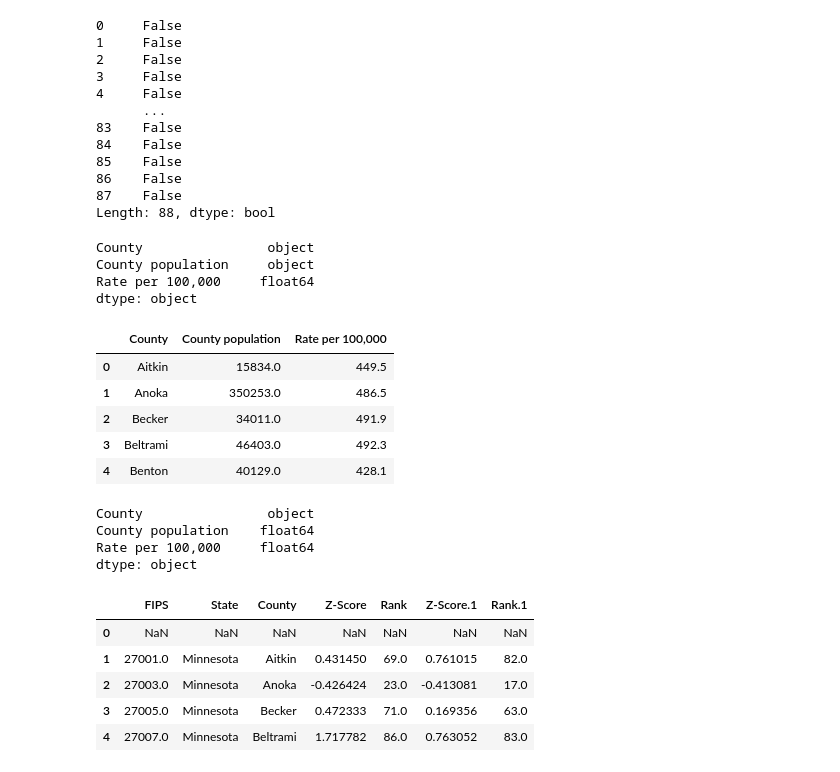
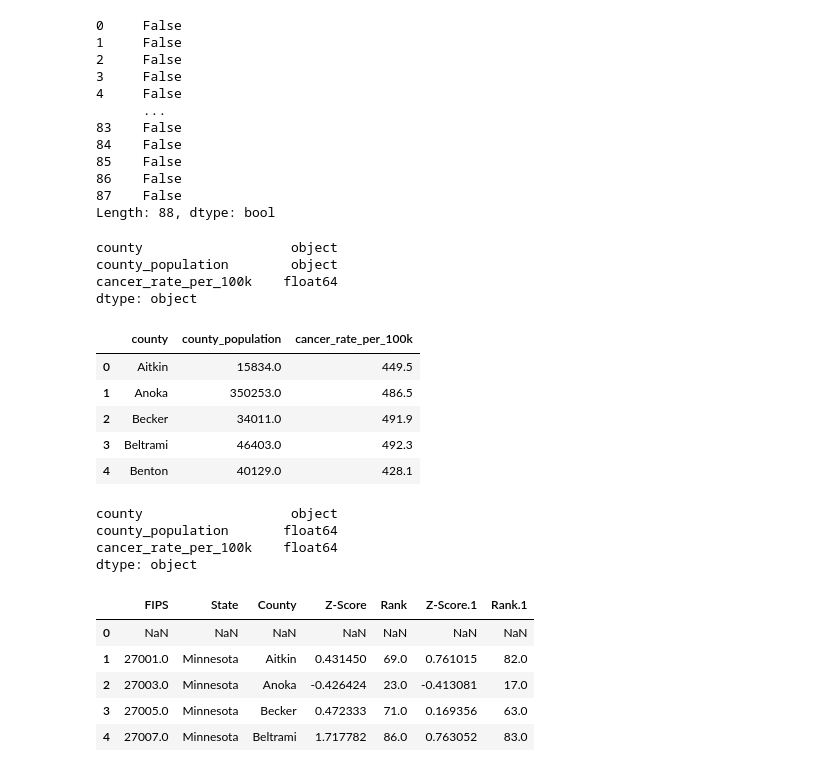
Before and after one commit to rolisingh10/Project-3, a Jupyter notebook: Project_3.ipynb, the cells around one changed output. Saved outputs shown, nothing was run; the diff lists cells and outputs as text; code cells hidden in the pictures.

```diff
--- a/Project_3.ipynb
+++ b/Project_3.ipynb
@@ -25,6 +25,6 @@ df_cancer.head()
 | 3 | Lac qui Parle | 6,719 | 422.4 |
 | 4 | Koochiching | 12,515 | 422.7 |
 # %%
-df_cancer = df_cancer.rename(columns = {"Rate": "Rate per 100,000"})
+df_cancer = df_cancer.rename(columns = {"Rate": "cancer_rate_per_100k","County population": "county_population","County":"county"})
 df_cancer.head()
 # %% [output]
@@ -36,6 +36,6 @@ df_cancer.head()
 | 4 | Koochiching | 12,515 | 422.7 |
 # %%
 # sort by county name
-df_cancer.sort_values(by = "County",inplace = True)
+df_cancer.sort_values(by = "county",inplace = True)
 df_cancer.head()
 # %% [output]
@@ -84,18 +84,18 @@ Length: 88, dtype: bool
 #checking the data types
 df_cancer.dtypes
 # %% [output]
-County                object
-County population     object
-Rate per 100,000     float64
+county                   object
+county_population        object
+cancer_rate_per_100k    float64
 dtype: object
 # %%
 # change the datatype of county population to integer
-df_cancer['County population'] = df_cancer['County population'].str.replace(',', '').astype(float)
+df_cancer['county_population'] = df_cancer['county_population'].str.replace(',', '').astype(float)
 #df_cancer[['County population']].apply(pd.to_numeric)
 #df_cancer.dtypes
 df_cancer.head()
 # %% [output]
-|  | County | County population | Rate per 100,000 |
+|  | county | county_population | cancer_rate_per_100k |
 | 0 | Aitkin | 15834.0 | 449.5 |
 | 1 | Anoka | 350253.0 | 486.5 |
 | 2 | Becker | 34011.0 | 491.9 |
@@ -104,9 +104,9 @@ df_cancer.head()
 # %%
 df_cancer.dtypes
 # %% [output]
-County                object
-County population    float64
-Rate per 100,000     float64
+county                   object
+county_population       float64
+cancer_rate_per_100k    float64
 dtype: object
 # %%
 # jsonify the dataframe
```
Also changed, not shown: parts of 16 cells of this notebook, 3 other files.
